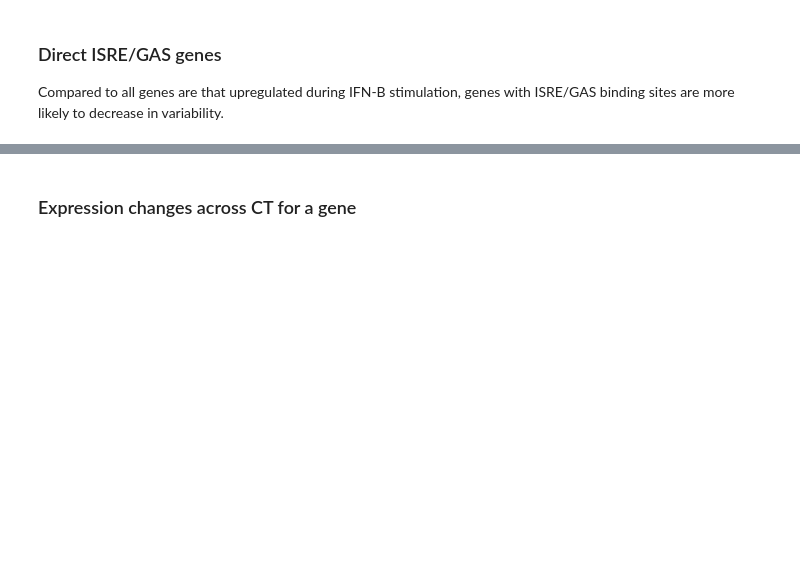
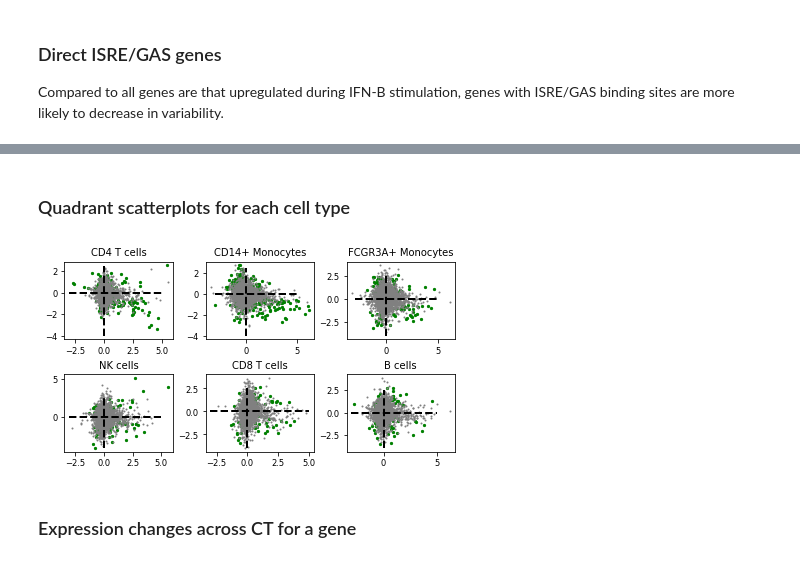
Before and after one commit to yelabucsf/scrna-parameter-estimation, a Jupyter notebook: examples/interferon_stimulation/interferon_1d_analysis_notebook.ipynb, the cells around one changed output, grey strips where cells are left out. Cells and saved outputs as stored; diff of their text form; code cells hidden in the pictures; blank space fills up the shorter version.

```diff
--- a/examples/interferon_stimulation/interferon_1d_analysis_notebook.ipynb
+++ b/examples/interferon_stimulation/interferon_1d_analysis_notebook.ipynb
@@ -436,3 +436,44 @@ plt.savefig('isre_gas_dv.pdf', bbox_inches='tight')
+# %% [markdown]
+### Quadrant scatterplots for each cell type
+# %%
+def plot_de_dv(ct, test_dict):
+
+    de_diff = test_dict[(ct + ' - ctrl', ct + ' - stim')]['de_diff']
+    dv_diff = test_dict[(ct + ' - ctrl', ct + ' - stim')]['dv_diff']
+    de_fdr = test_dict[(ct + ' - ctrl', ct + ' - stim')]['de_fdr']
+    dv_fdr = test_dict[(ct + ' - ctrl', ct + ' - stim')]['dv_fdr']
+
+    sig = (de_fdr < 0.1) & (dv_fdr < 0.1)
+
+    lower_right = adata.var.index[(de_diff > 0) & (dv_diff < 0) & sig]
+    upper_right = adata.var.index[(de_diff > 0) & (dv_diff > 0) & sig]
+    lower_left = adata.var.index[(de_diff < 0) & (dv_diff < 0) & sig]
+    upper_left = adata.var.index[(de_diff < 0) & (dv_diff > 0) & sig]
+
+    plt.scatter(de_diff[sig], dv_diff[sig], s=5, color='g')
+    plt.scatter(de_diff[~sig], dv_diff[~sig], s=1, color='grey')
+    plt.plot([0, 0], [-4, 2.5], '--', lw=2, color='k')
+    plt.plot([-3, 5], [0, 0], '--', lw=2, color='k')
+
+    #plt.xlabel('Mean Log-FC');
+   # plt.ylabel('Residual variance Log-FC')
+    #plt.xlim(-3, 6); plt.ylim(-4, 4)
+    plt.title(ct)
+
+#     print('lower right', lower_right.tolist())
+#     print('upper right', upper_right.tolist())
+#     print('lower left', lower_left.tolist())
+#     print('upper left', upper_left.tolist())
+    #plt.savefig(data_path + 'figures/cd4_2d_changes.pdf', bbox_inches='tight')
+# %%
+plt.figure(figsize=(7, 3.5))
+plt.subplots_adjust(hspace=0.45, wspace=0.3)
+for idx, ct in enumerate(cts):
+    plt.subplot(2, 3, idx+1)
+    plot_de_dv(ct, test_dict)
+plt.savefig('de_vs_dv_quadrants.pdf', bbox_inches='tight')
+# %% [output]
+[figure, added]
 # %% [markdown]
 ### Expression changes across CT for a gene
 # %%
```
Also changed, not shown: parts of 99 cells of this notebook, 4 other files.
